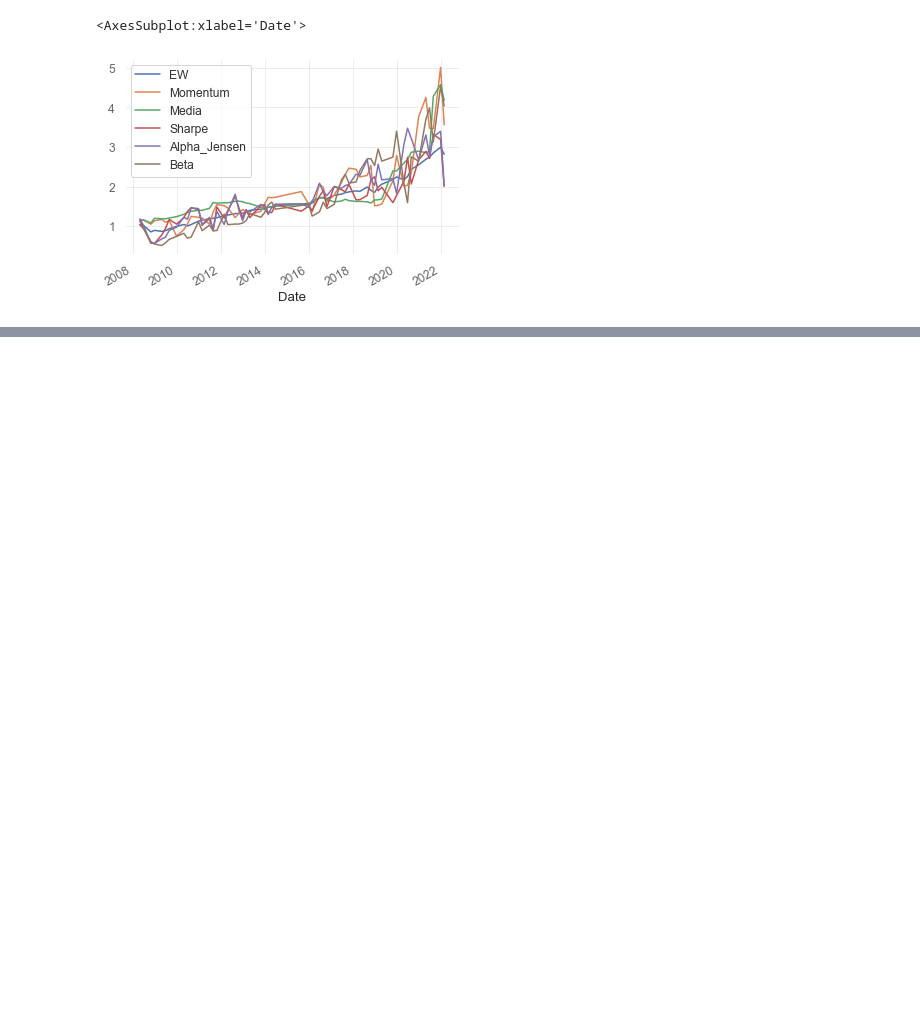
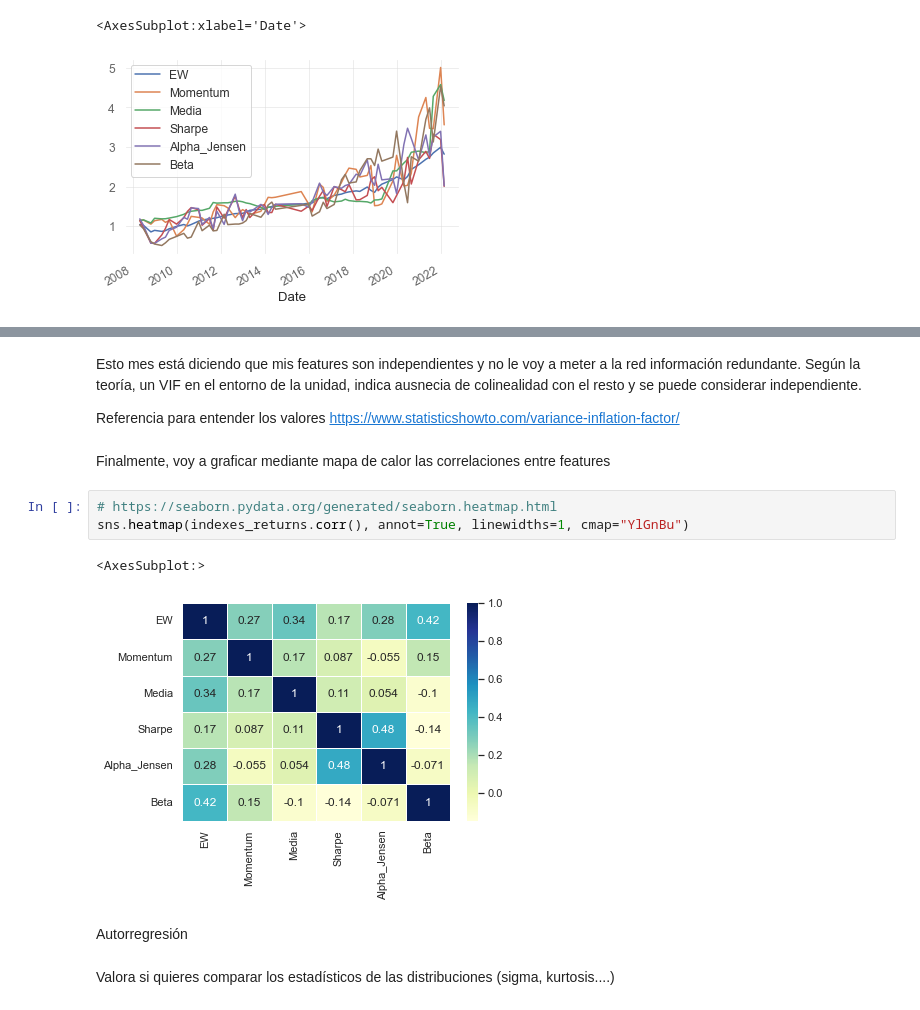
Before and after one commit to NicoGuillen/Backtest, a Jupyter notebook: Quant_Features.ipynb, the cells around one changed output, grey strips where cells are left out. Drawn from its saved outputs; the diff is of its cells as text; blank space fills up the shorter version.

```diff
--- a/Quant_Features.ipynb
+++ b/Quant_Features.ipynb
@@ -2346,0 +2448,17 @@ indexes_precio.plot()
+# %% [markdown]
+Esto mes está diciendo que mis features son independientes y no le voy a meter a la red información redundante. Según la teoría, un VIF en el entorno de la unidad, indica ausnecia de colinealidad con el resto y se puede considerar independiente.
+
+Referencia para entender los valores
+https://www.statisticshowto.com/variance-inflation-factor/
+# %% [markdown]
+Finalmente, voy a graficar mediante mapa de calor las correlaciones entre features
+# %%
+# https://seaborn.pydata.org/generated/seaborn.heatmap.html
+sns.heatmap(indexes_returns.corr(), annot=True, linewidths=1, cmap="YlGnBu")
+# %% [output]
+<AxesSubplot:>
+[figure, added]
+# %% [markdown]
+Autorregresión
+# %% [markdown]
+Valora si quieres comparar los estadísticos de las distribuciones (sigma, kurtosis....)
```
Also changed, not shown: parts of 20 cells of this notebook, 2 other files.
